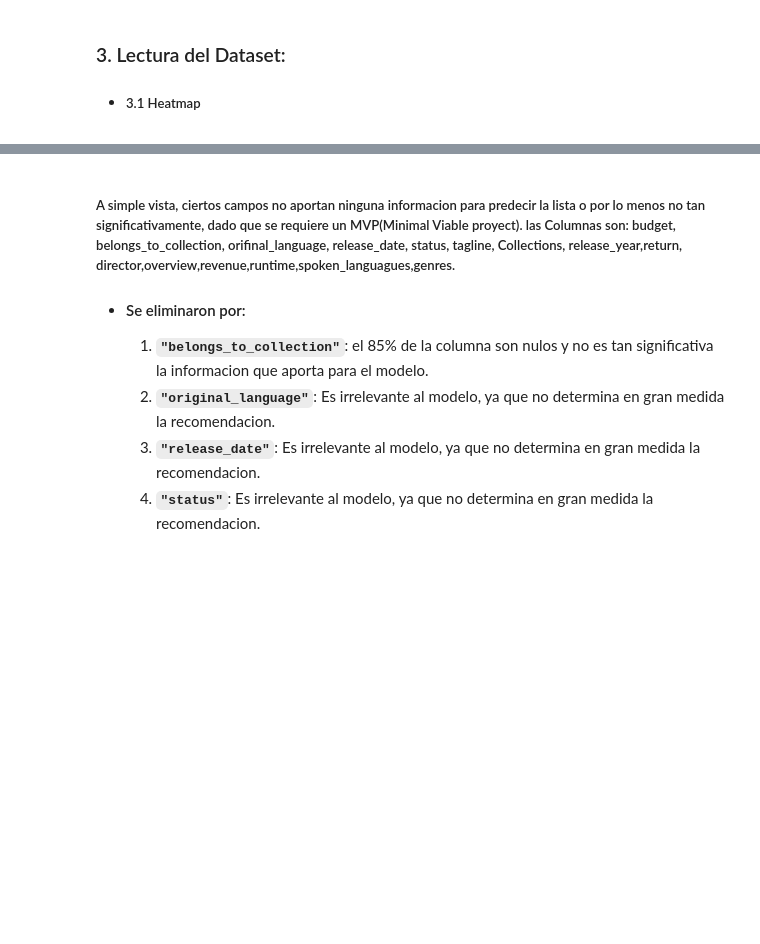
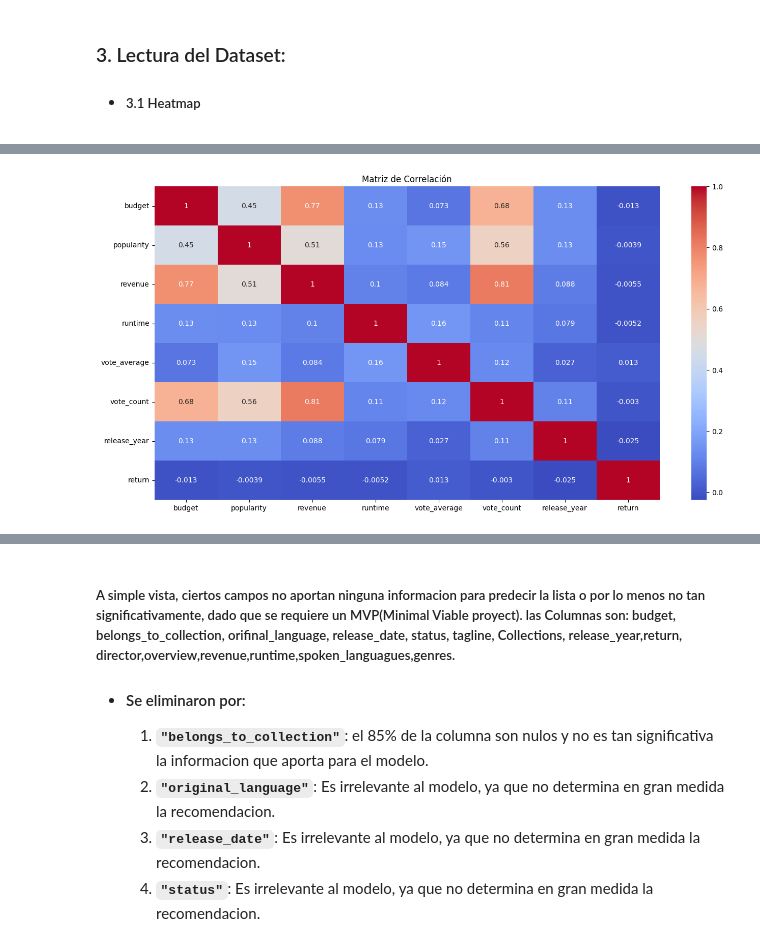
Before and after one commit to EmilianoEmanuelSosa/PI_ML_OPS_Individual_Project, a Jupyter notebook: EDA.ipynb, the cells around one changed output, grey strips where cells are left out. Saved outputs shown, nothing was run; the diff lists cells and outputs as text; code cells hidden in the pictures; blank space fills up the shorter version.

```diff
--- a/EDA.ipynb
+++ b/EDA.ipynb
@@ -65,23 +61,17 @@ memory usage: 8.0+ MB
 # %%
-
-
 # Crear una copia del DataFrame sin la columna 'id'
 Eda_dataset_tmp = Eda_dataset.drop('id', axis=1)
 
 # Seleccionar las columnas numéricas del DataFrame temporal
 data_num = Eda_dataset_tmp.select_dtypes(exclude=['object'])
 
-# Codificar las columnas categóricas utilizando one-hot encoding
-data_cat = pd.get_dummies(Eda_dataset_tmp[['title', 'name_genre']])
-
-# Combinar las columnas numéricas y categóricas
-data_combined = pd.concat([data_num, data_cat], axis=1)
-
 # Calcular la matriz de correlación
-correlation_matrix = data_combined.corr()
+correlation_matrix = data_num.corr()
 
 # Visualizar la matriz de correlación con un mapa de calor
 plt.figure(figsize=(16, 8))
 sns.heatmap(correlation_matrix, annot=True, cmap='coolwarm')
 plt.title('Matriz de Correlación')
 plt.show()
+# %% [output]
+[figure, added]
```
Also changed, not shown: parts of 8 cells of this notebook, 1 other file.
